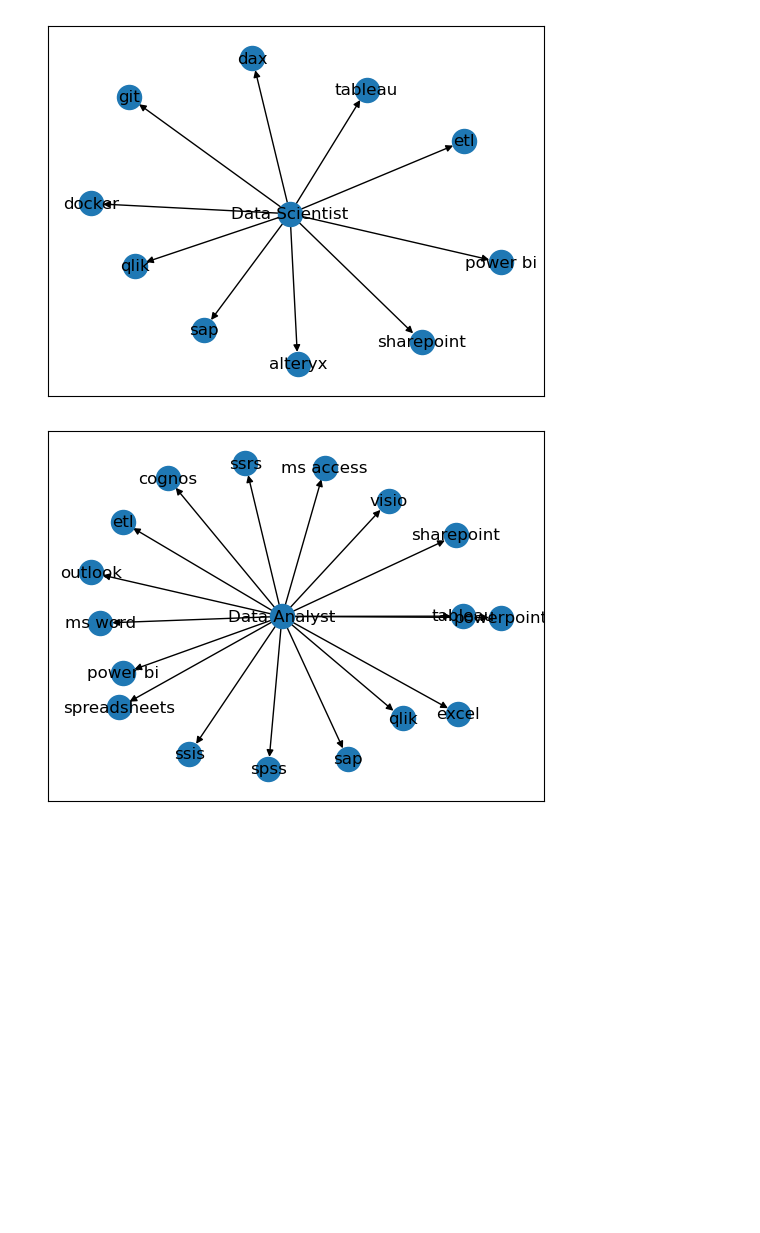
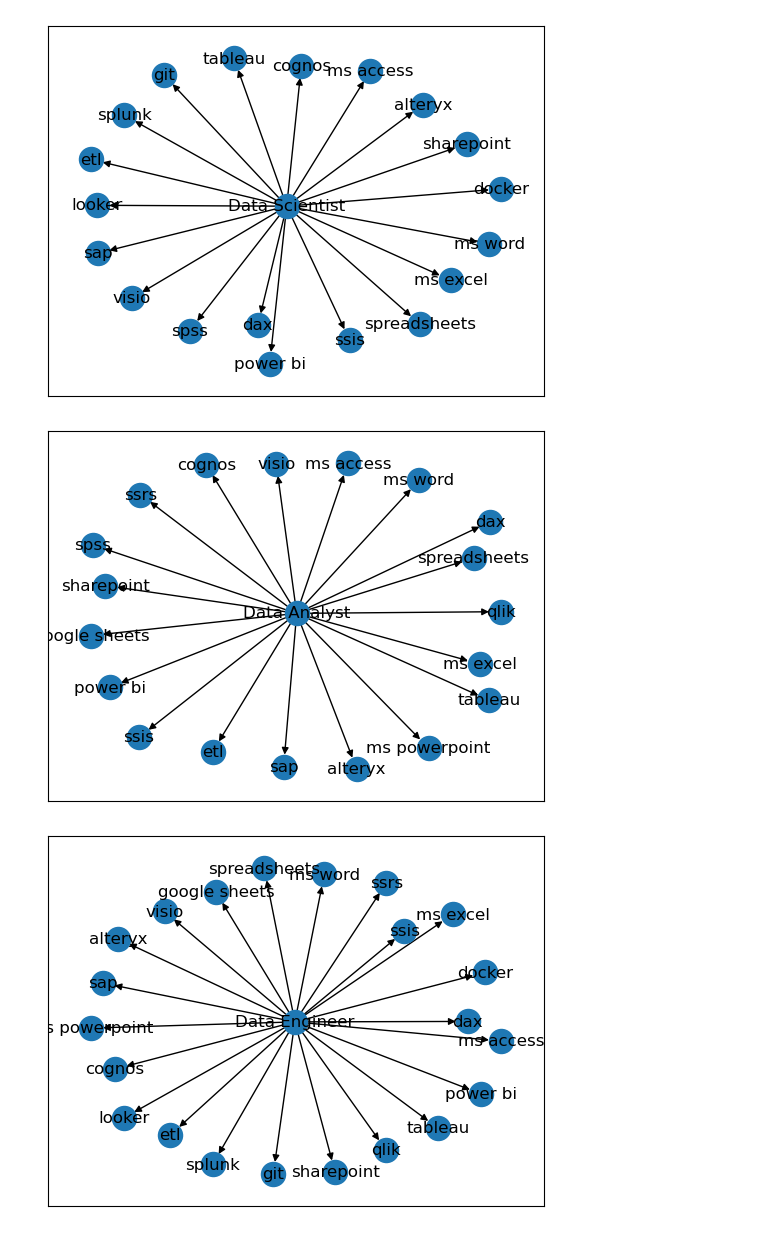
Before and after one commit to MaximusDraka/researcher, a Jupyter notebook: notebooks/neo4J/6-vizualize/graph.ipynb, the cells around one changed output. Cells and saved outputs as stored; diff of their text form; code cells hidden in the pictures; blank space fills up the shorter version.

Commit message:
Correct neo4j graph and notebook sample on local DB

```diff
--- a/notebooks/neo4J/6-vizualize/graph.ipynb
+++ b/notebooks/neo4J/6-vizualize/graph.ipynb
@@ -14,10 +14,14 @@ import graph as graph
 import query as query
 from connection import Neo4jConnection
 
-conn = Neo4jConnection(uri=os.getenv("DB_URI"),
-                    user=os.getenv("DB_USERNAME"),
-                    pwd=os.getenv("DB_PASSWORD"))
+#Use local DB
+conn = Neo4jConnection(uri="bolt://localhost:7687",
+                    user="neo4j",
+                    pwd="neo4jneo4j")
 
-graph_name = 'MyGraph'
-graph.create_graph(conn,graph_name)
+graph_name = 'MyGraph-undirected'
+
+#NATURAL, REVERSE, UNDIRECTED
+
+graph.create_graph(conn,graph_name,db='sk2',orientation="UNDIRECTED")
 # %% [output]
@@ -68,22 +75,24 @@ graph.get_betweenness(conn,graph_name).head(10)
 # %%
 import matplotlib.pyplot as plt
 
 def show_graph(graph):
 
     G = nx.MultiDiGraph()
     nodes = list(graph._nodes.values())
     for node in nodes:
         G.add_node(node._properties["name"], labels=node._labels, properties=node._properties)
     rels = list(graph._relationships.values())
     for rel in rels:
         G.add_edge(rel.start_node._properties["name"], rel.end_node._properties["name"], key=rel.element_id, type=rel.type, properties=rel._properties)
 
     nx.draw_networkx(G,with_labels=True)
     plt.show()
 
 
-show_graph(query.get_all_for_graph(conn,"Data Scientist"))
-show_graph(query.get_all_for_graph(conn,"Data Analyst"))
+show_graph(query.get_all_for_graph(conn,"Data Scientist",db='sk2'))
+show_graph(query.get_all_for_graph(conn,"Data Analyst",db='sk2'))
+show_graph(query.get_all_for_graph(conn,"Data Engineer",db='sk2'))
 # %% [output]
-[figure, old version]
+[figure, new version]
-[figure, old version]
+[figure, new version]
+[figure, added]
```
Also changed, not shown: parts of 5 cells of this notebook, 4 other files.
